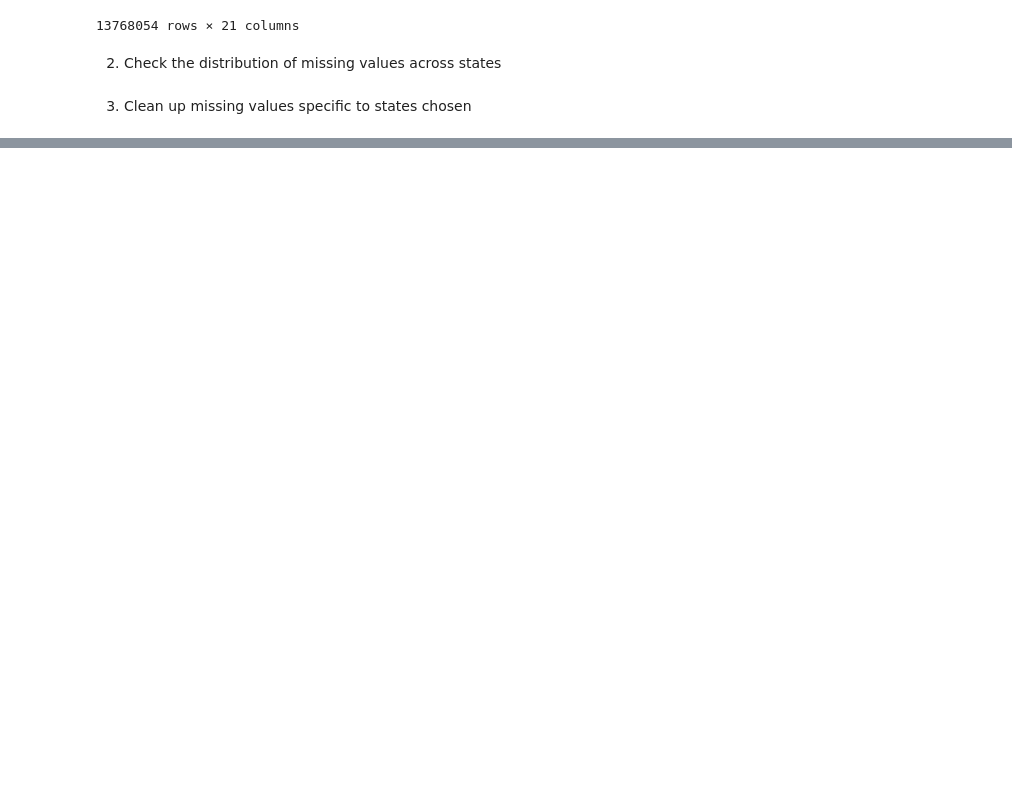
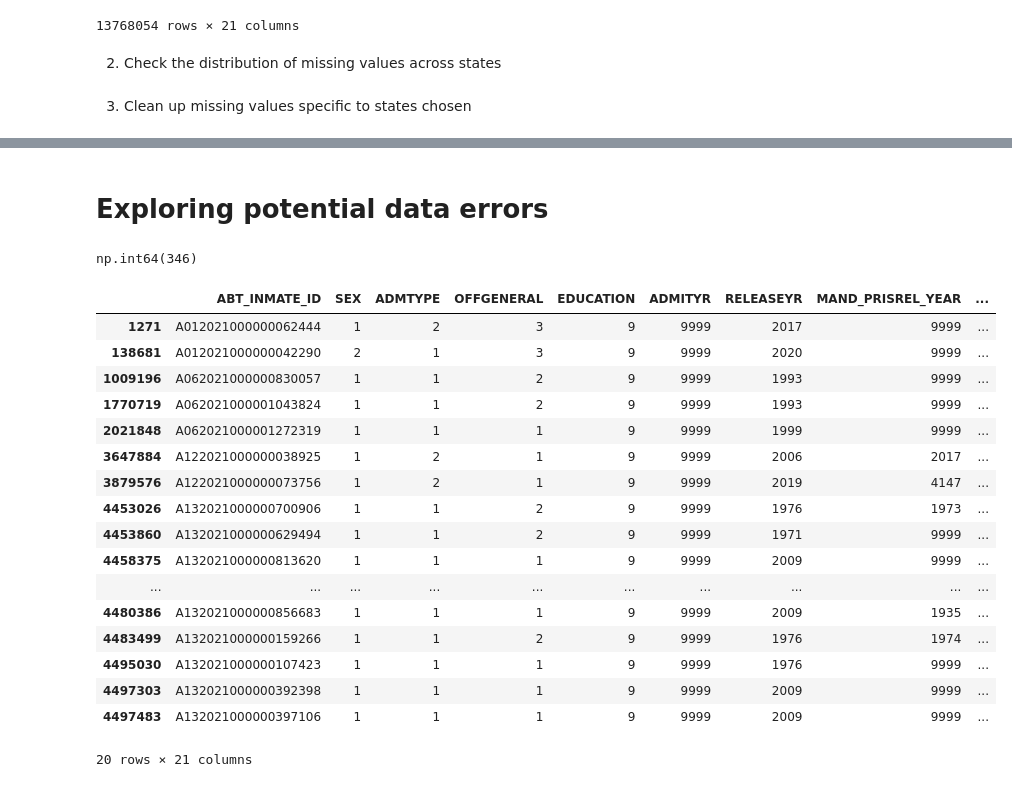
Before and after one commit to TeaTafaj/Recidivism-Education, a Jupyter notebook: pre_processing.ipynb, the cells around one changed output, grey strips where cells are left out. Cells and saved outputs as stored; diff of their text form; code cells hidden in the pictures; blank space fills up the shorter version.

```diff
--- a/pre_processing.ipynb
+++ b/pre_processing.ipynb
@@ -194,0 +222,27 @@ df
+# %% [markdown]
+# Exploring potential data errors
+# %%
+(df["ADMITYR"] > df["RELEASEYR"]).sum()
+# %% [output]
+np.int64(346)
+# %%
+df[df["ADMITYR"] > df["RELEASEYR"]].head(20)
+# %% [output]
+|  | ABT_INMATE_ID | SEX | ADMTYPE | OFFGENERAL | EDUCATION | ADMITYR | RELEASEYR | MAND_PRISREL_YEAR | ... |
+| 1271 | A012021000000062444 | 1 | 2 | 3 | 9 | 9999 | 2017 | 9999 | ... |
+| 138681 | A012021000000042290 | 2 | 1 | 3 | 9 | 9999 | 2020 | 9999 | ... |
+| 1009196 | A062021000000830057 | 1 | 1 | 2 | 9 | 9999 | 1993 | 9999 | ... |
+| 1770719 | A062021000001043824 | 1 | 1 | 2 | 9 | 9999 | 1993 | 9999 | ... |
+| 2021848 | A062021000001272319 | 1 | 1 | 1 | 9 | 9999 | 1999 | 9999 | ... |
+| 3647884 | A122021000000038925 | 1 | 2 | 1 | 9 | 9999 | 2006 | 2017 | ... |
+| 3879576 | A122021000000073756 | 1 | 2 | 1 | 9 | 9999 | 2019 | 4147 | ... |
+| 4453026 | A132021000000700906 | 1 | 1 | 2 | 9 | 9999 | 1976 | 1973 | ... |
+| 4453860 | A132021000000629494 | 1 | 1 | 2 | 9 | 9999 | 1971 | 9999 | ... |
+| 4458375 | A132021000000813620 | 1 | 1 | 1 | 9 | 9999 | 2009 | 9999 | ... |
+| ... | ... | ... | ... | ... | ... | ... | ... | ... | ... |
+| 4480386 | A132021000000856683 | 1 | 1 | 1 | 9 | 9999 | 2009 | 1935 | ... |
+| 4483499 | A132021000000159266 | 1 | 1 | 2 | 9 | 9999 | 1976 | 1974 | ... |
+| 4495030 | A132021000000107423 | 1 | 1 | 1 | 9 | 9999 | 1976 | 9999 | ... |
+| 4497303 | A132021000000392398 | 1 | 1 | 1 | 9 | 9999 | 2009 | 9999 | ... |
+| 4497483 | A132021000000397106 | 1 | 1 | 1 | 9 | 9999 | 2009 | 9999 | ... |
+20 rows × 21 columns
```
Also changed, not shown: parts of 25 cells of this notebook.
